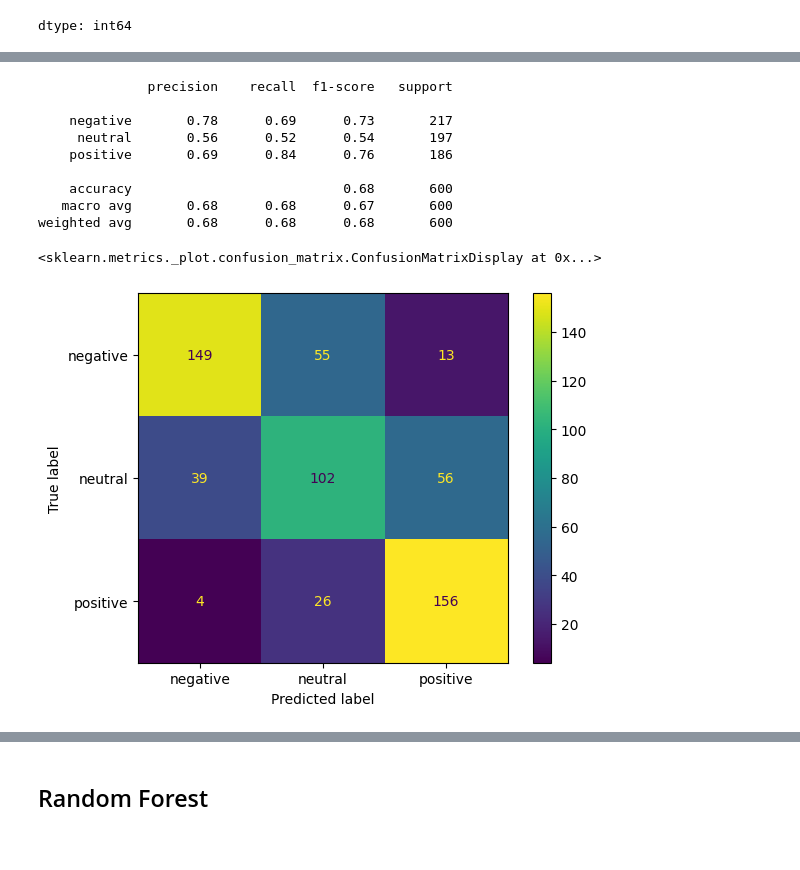
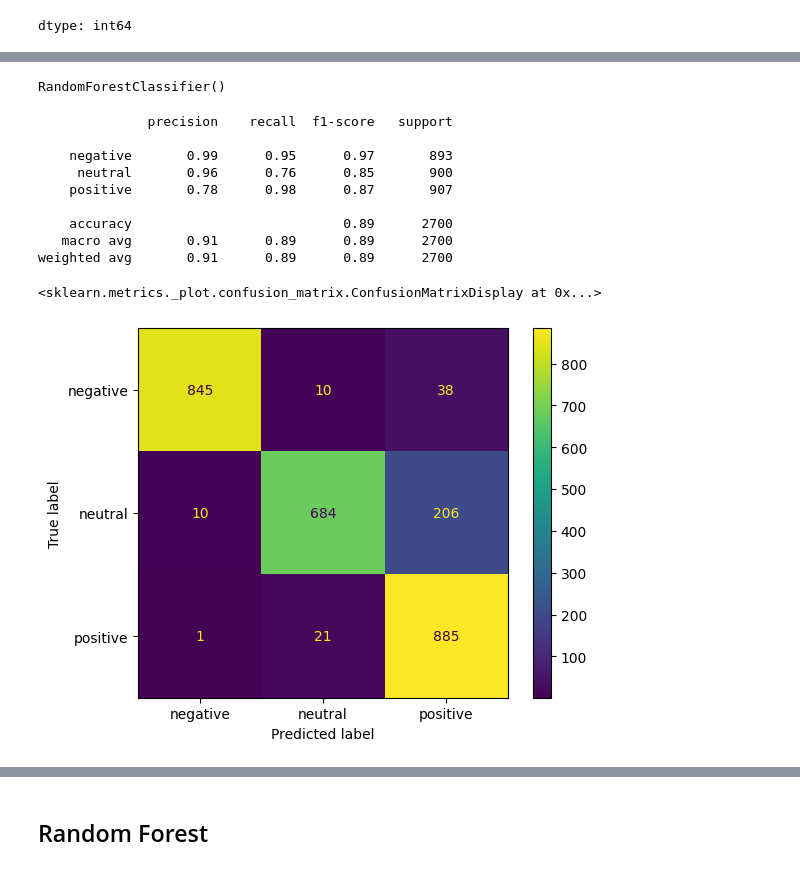
Before and after one commit to haikal-here/gplay_comment_nlp, a Jupyter notebook: coba_2.ipynb, the cells around one changed output, grey strips where cells are left out. Cells and saved outputs as stored; diff of their text form; code cells hidden in the pictures.

```diff
--- a/coba_2.ipynb
+++ b/coba_2.ipynb
@@ -192,18 +232,8 @@ from sklearn.model_selection import GridSearchCV
 from sklearn.model_selection import RandomizedSearchCV
 from skopt import BayesSearchCV
 # %%
-tokenize_word = [word.split() for word in data["Text Cleaned"]]
-model = Word2Vec(tokenize_word, vector_size=100, window=5, min_count=1)
+tfidf = TfidfVectorizer(max_features=2800, ngram_range=(1,3))
+X = tfidf.fit_transform(data["Word Stem"]).toarray()
+y = data["Label"]
 
-
-def get_sentence_vector(tokens, model, vector_size=100):
-    vectors = [model.wv[word] for word in tokens if word in model.wv]
-    if len(vectors) > 0:
-        return np.mean(vectors, axis=0)
-    else:
-        return np.zeros(vector_size)
-
-# Ubah semua kalimat menjadi vektor (mean of word vectors)
-X_vectors = np.array([get_sentence_vector(tokens, model, 100) for tokens in tokenize_word])
-data["Vectors"] = X_vectors.tolist()
-data.head()
+X_train, X_test, y_train, y_test = train_test_split(X, y, test_size=0.1, random_state=42)
@@ -247,9 +239,0 @@ AttributeError: module 'numpy' has no attribute 'dtypes'
-# %%
-tfidf = TfidfVectorizer(max_features=800, ngram_range=(1,3))
-X = tfidf.fit_transform(data["Text Cleaned"]).toarray()
-y = data["Label"]
-X_train, X_test, y_train, y_test = train_test_split(X, y, test_size=0.2, random_state=42)
-# %%
-svm = SVC()
-svm.fit(X_train, y_train)
-result = svm.predict(X_test)
@@ -271,15 +240,20 @@ weighted avg       0.86      0.85      0.85      2400
+# %%
+model_rf = RandomForestClassifier()
+model_rf.fit(X_train, y_train)
+# %% [output]
+RandomForestClassifier()
 # %%
-print(classification_report(y_true=y_test, y_pred=svm.predict(X_test)))
-ConfusionMatrixDisplay.from_predictions(y_true=y_test, y_pred=svm.predict(X_test))
+print(classification_report(y_true=y_train, y_pred=model_rf.predict(X_train)))
+ConfusionMatrixDisplay.from_predictions(y_true=y_train, y_pred=model_rf.predict(X_train))
 # %% [output]
               precision    recall  f1-score   support
 
-    negative       0.78      0.69      0.73       217
-     neutral       0.56      0.52      0.54       197
-    positive       0.69      0.84      0.76       186
+    negative       0.99      0.95      0.97       893
+     neutral       0.96      0.76      0.85       900
+    positive       0.78      0.98      0.87       907
 
-    accuracy                           0.68       600
-   macro avg       0.68      0.68      0.67       600
-weighted avg       0.68      0.68      0.68       600
+    accuracy                           0.89      2700
+   macro avg       0.91      0.89      0.89      2700
+weighted avg       0.91      0.89      0.89      2700
 <sklearn.metrics._plot.confusion_matrix.ConfusionMatrixDisplay at 0x...>
-[figure, old version]
+[figure, new version]
```
Also changed, not shown: parts of 24 cells of this notebook.
